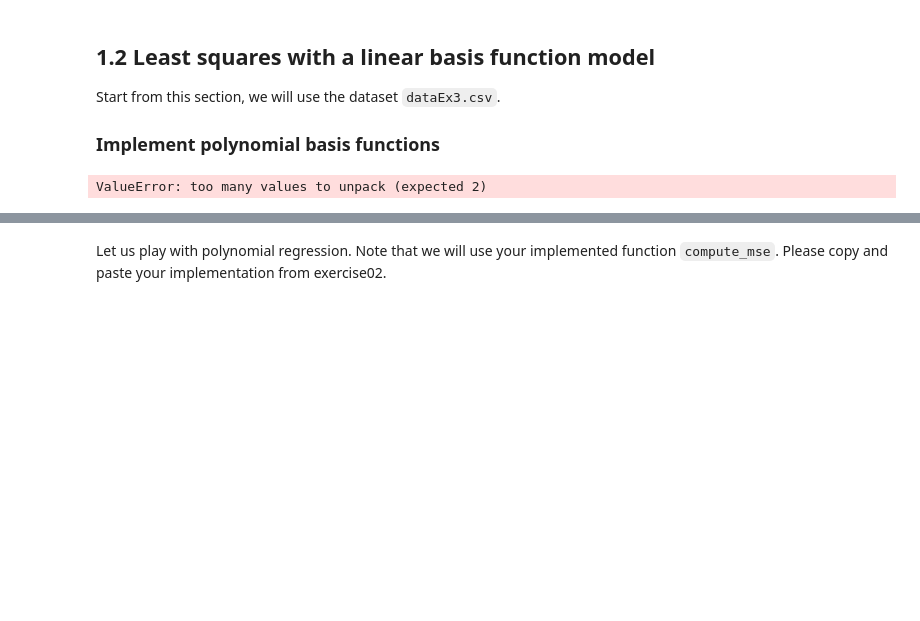
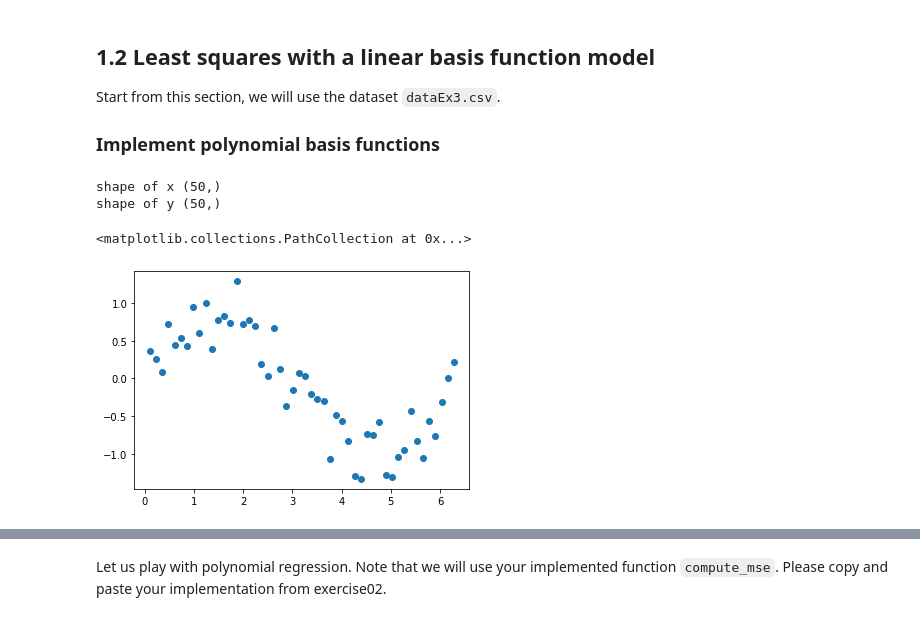
Before and after one commit to rrakotom/ML_course, a Jupyter notebook: labs/ex03/template/ex03.ipynb, the cells around one changed output, grey strips where cells are left out. Cells and saved outputs as stored; diff of their text form; code cells hidden in the pictures; blank space fills up the shorter version.

```diff
--- a/labs/ex03/template/ex03.ipynb
+++ b/labs/ex03/template/ex03.ipynb
@@ -113,11 +113,18 @@ Start from this section, we will use the dataset `dataEx3.csv`.
 ### Implement polynomial basis functions
 # %%
 # load dataset
-x, y = load_data()
+data = np.genfromtxt('dataEx3.csv', delimiter=",", skip_header=1, usecols=[0, 1])
+x = data[:, 0]
+y = data[:, 1]
+
 print("shape of x {}".format(x.shape))
 print("shape of y {}".format(y.shape))
+plt.scatter(x, y)
 # %% [output]
-ValueError: too many values to unpack (expected 2)
+shape of x (50,)
+shape of y (50,)
+<matplotlib.collections.PathCollection at 0x...>
+[figure, added]
 # %%
 def build_poly(x, degree):
     """polynomial basis functions for input data x, for j=0 up to j=degree.
```
Also changed, not shown: parts of 15 cells of this notebook, 3 other files.
